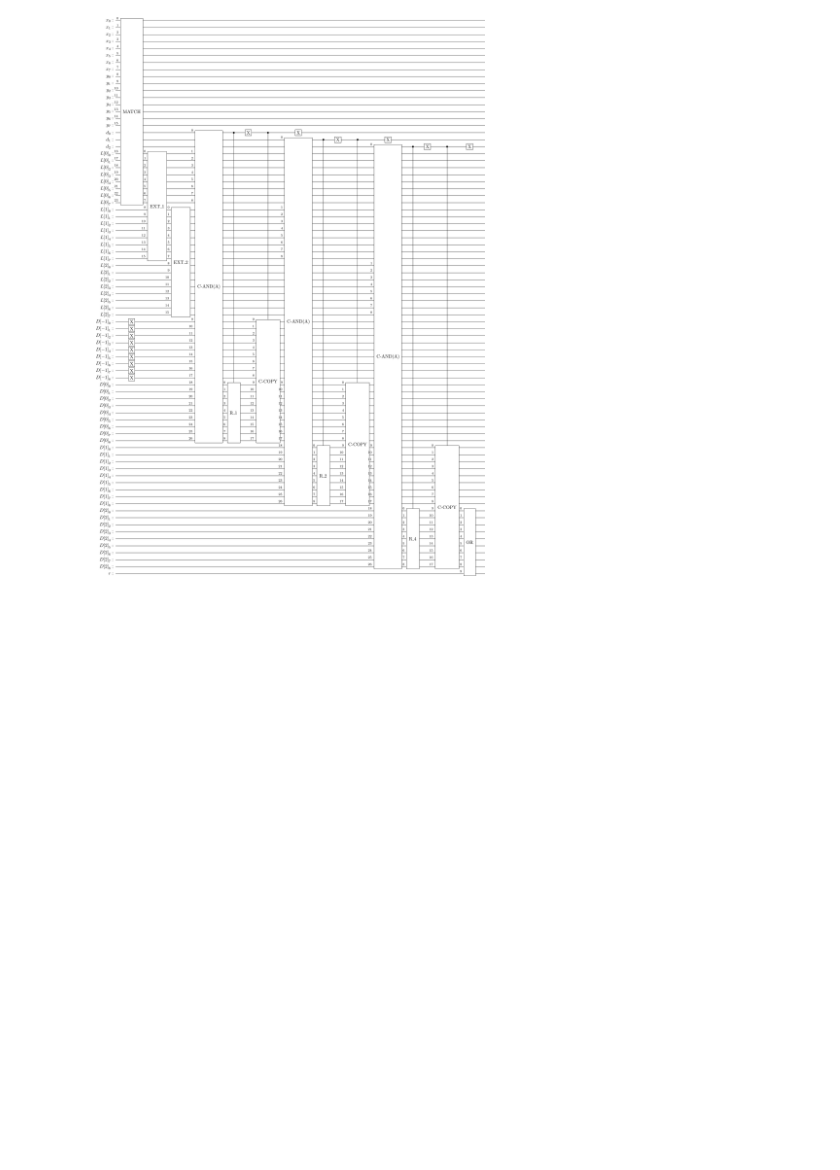
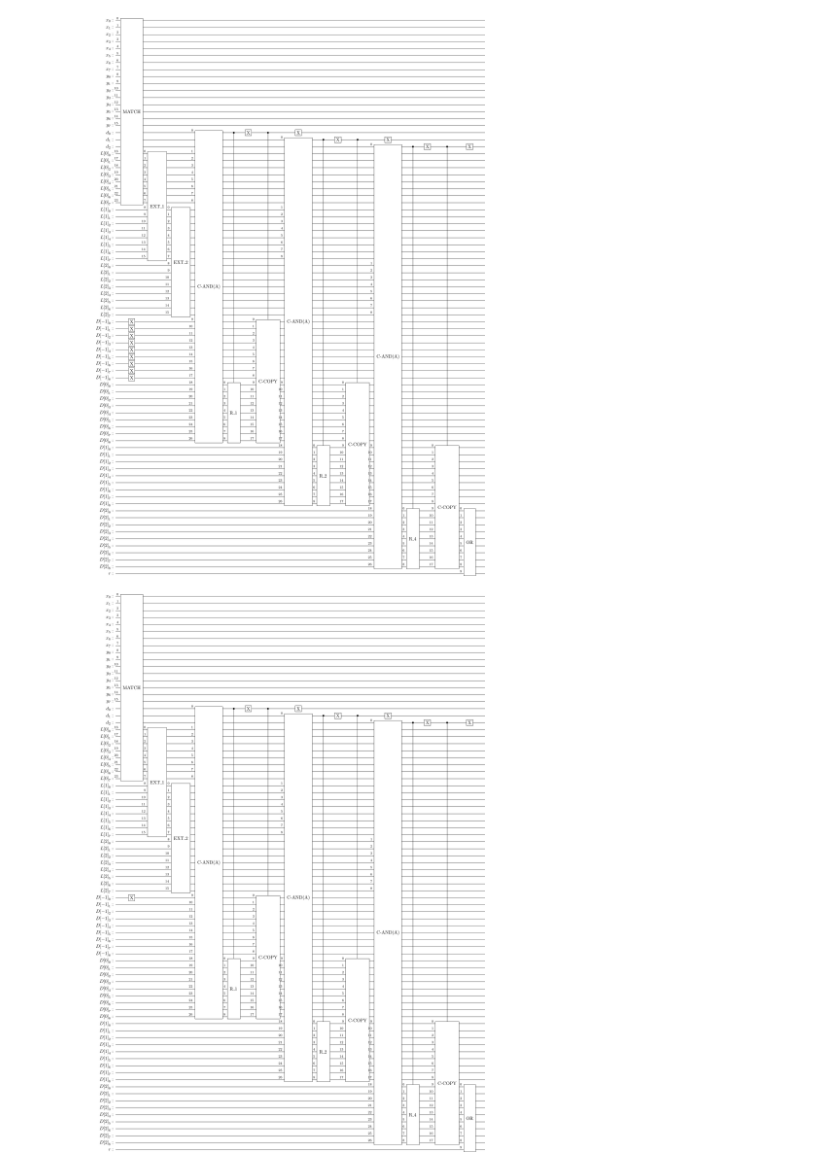
Before and after one commit to BoredDam/quantum-algorithms, a Jupyter notebook: Quantum-LCS/LCS-testing.ipynb, the cells around one changed output. Saved outputs shown, nothing was run; the diff lists cells and outputs as text; code cells hidden in the pictures; blank space fills up the shorter version.

```diff
--- a/Quantum-LCS/LCS-testing.ipynb
+++ b/Quantum-LCS/LCS-testing.ipynb
@@ -432,6 +432,73 @@ qc = SFC(8)
 qc.draw('latex')
 # %% [output]
 [figure]
+# %%
+def FPM(n):
+    '''
+    builds the Fixed Substring Matching operator for inputs of size `n`
+
+    QUBITS NEEDED:
+    - `n` qubits for string x
+    - `n` qubits for string y
+    - `log_2(n)` qubits for string d
+    - ancilla qubits
+    - 1 result qubit
+    '''
+    d_len = int(np.ceil(np.log2(n)))
+    L_num = d_len
+    qx = QuantumRegister(n, 'x')
+    qy = QuantumRegister(n, 'y')
+    qd = QuantumRegister(d_len, 'd')
+    qD = QuantumRegister(d_len+1, 'D')
+    qL = []
+
+    for i in range(L_num): # padding
+        qL.append(QuantumRegister(n, 'L['+str(i)+']'))
+
+    qD = []
+    for i in range(d_len+1):
+        qD.append(QuantumRegister(n+1, 'D['+str(i-1)+']'))
+
+    qr = QuantumRegister(1, 'r')
+    qc = QuantumCircuit(qx,qy,qd,*qL,*qD,qr)
+
+    # init
+    qc.x(qD[0][0])
+
+    #qc.barrier()
+
+    qc = qc.compose(match_operator(n), [*qx, *qy, *qL[0]])
+
+    for i in range(L_num-1):
+        qc = qc.compose(extension_operator(n, i+1), [*qL[i][:n], *qL[i+1]])
+
+    #qc = qc.compose(updown_swap(d_len), qd)
+
+
+    #qc.barrier()
+
+
+    for i in range(d_len):
+
+        qc = qc.compose(contr_bitwise_and_operator(n), [qd[i], *qL[i], *qD[i], *qD[i+1]])
+
+        controlled_rot = quantum_rotation(n+1, 2**i).control(1)
+        qc = qc.compose(controlled_rot, [qd[i], *qD[i+1]])
+        qc.x(qd[i])
+        controlled_copy = copy_operator(n+1).control(1)
+        qc = qc.compose(controlled_copy, [qd[i],*qD[i], *qD[i+1]])
+        qc.x(qd[i])
+
+        #qc.barrier()
+
+    qc = qc.compose(or_operator(n+1), [*qD[d_len], qr])
+
+    return qc
+
+qc = FPM(8)
+qc.draw('latex')
+# %% [output]
+[figure, added]
 # %%
 def grover_operator(n: int):
     '''
```
Also changed, not shown: parts of 2 cells of this notebook.
